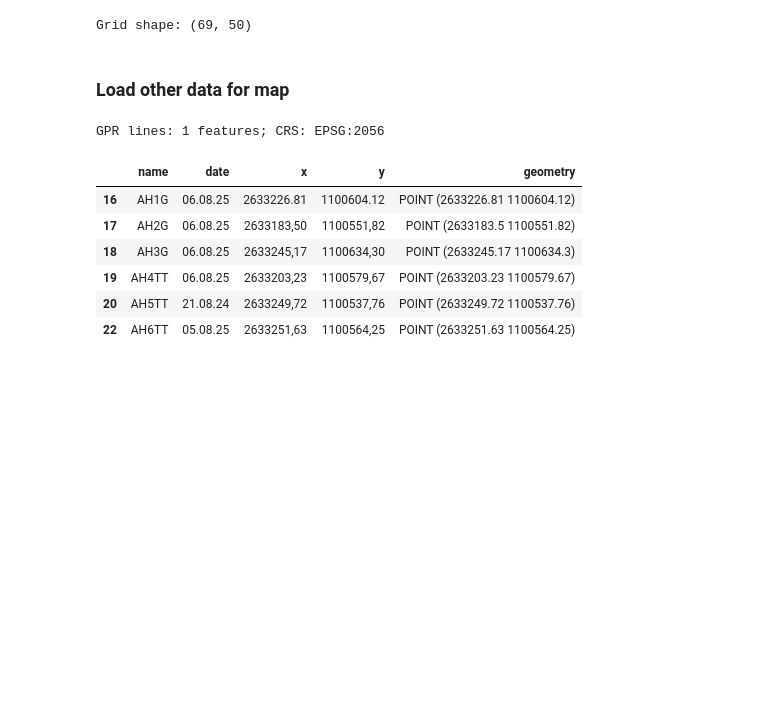
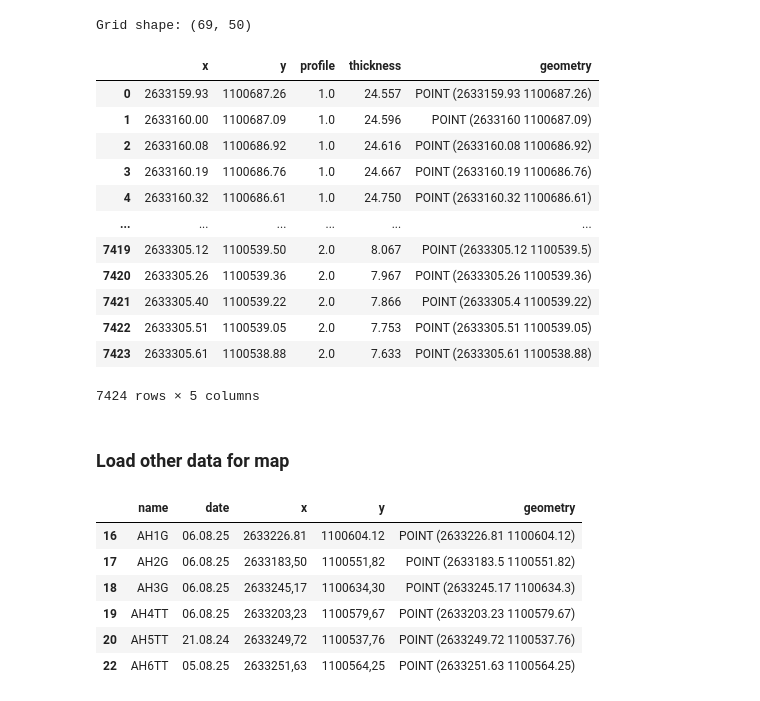
Before and after one commit to sdrocer/polythermal_swiss_glaciers, a Jupyter notebook: processing/analyze_gpr_data.ipynb, the cells around one changed output. Cells and saved outputs as stored; diff of their text form; code cells hidden in the pictures; blank space fills up the shorter version.

```diff
--- a/processing/analyze_gpr_data.ipynb
+++ b/processing/analyze_gpr_data.ipynb
@@ -81,18 +85,25 @@ grid, grid_transform, grid_crs = gpr.interpolate_to_grid(
 print("Grid shape:", grid.shape)
 # %% [output]
 Grid shape: (69, 50)
+# %%
+gpr_lines
+# %% [output]
+|  | x | y | profile | thickness | geometry |
+| 0 | 2633159.93 | 1100687.26 | 1.0 | 24.557 | POINT (2633159.93 1100687.26) |
+| 1 | 2633160.00 | 1100687.09 | 1.0 | 24.596 | POINT (2633160 1100687.09) |
+| 2 | 2633160.08 | 1100686.92 | 1.0 | 24.616 | POINT (2633160.08 1100686.92) |
+| 3 | 2633160.19 | 1100686.76 | 1.0 | 24.667 | POINT (2633160.19 1100686.76) |
+| 4 | 2633160.32 | 1100686.61 | 1.0 | 24.750 | POINT (2633160.32 1100686.61) |
+| ... | ... | ... | ... | ... | ... |
+| 7419 | 2633305.12 | 1100539.50 | 2.0 | 8.067 | POINT (2633305.12 1100539.5) |
+| 7420 | 2633305.26 | 1100539.36 | 2.0 | 7.967 | POINT (2633305.26 1100539.36) |
+| 7421 | 2633305.40 | 1100539.22 | 2.0 | 7.866 | POINT (2633305.4 1100539.22) |
+| 7422 | 2633305.51 | 1100539.05 | 2.0 | 7.753 | POINT (2633305.51 1100539.05) |
+| 7423 | 2633305.61 | 1100538.88 | 2.0 | 7.633 | POINT (2633305.61 1100538.88) |
+7424 rows × 5 columns
 # %% [markdown]
 ### Load other data for map
 # %%
-# GPR line tracks (force LV95 / EPSG:2056)
-gpr_lines_path = root_dir + "/bed picks_south/20060101_GPR_picks.shp"
-gpr_lines = gpd.read_file(gpr_lines_path)
-
-# Always assign EPSG:2056 (LV95), even if CRS is missing or wrong in the file
-gpr_lines = gpr_lines.set_crs(epsg=2056, allow_override=True)
-
-print("GPR lines:", len(gpr_lines), "features; CRS:", gpr_lines.crs)
-
 # Load latest borehole positions
 bh_csv = root_dir + "/../../icetemperature_data/thermistor_settings/thermistor_coordinates.csv"
 keep_bh = ["AH1G", "AH2G", "AH3G", "AH4TT", "AH5TT", "AH6TT"]
@@ -104,8 +115,6 @@ dem_tiles = sorted(glob(os.path.join(
     "/Users/janoschbeer/Library/Mobile Documents/com~apple~CloudDocs/PhD/data/fieldwork_data/THERMAP_2024_2025/borehole_locations_displacement_rates/dems/alphubel", "*.tif")
 ))
 assert len(dem_tiles) > 0, "No DEM tiles found in borehole_locations_displacement_rates/dems/alphubel/*.tif"
-# %% [output]
-GPR lines: 1 features; CRS: EPSG:2056
 # %%
 boreholes
 # %% [output]
```
Also changed, not shown: parts of 14 cells of this notebook, 6 other files.
